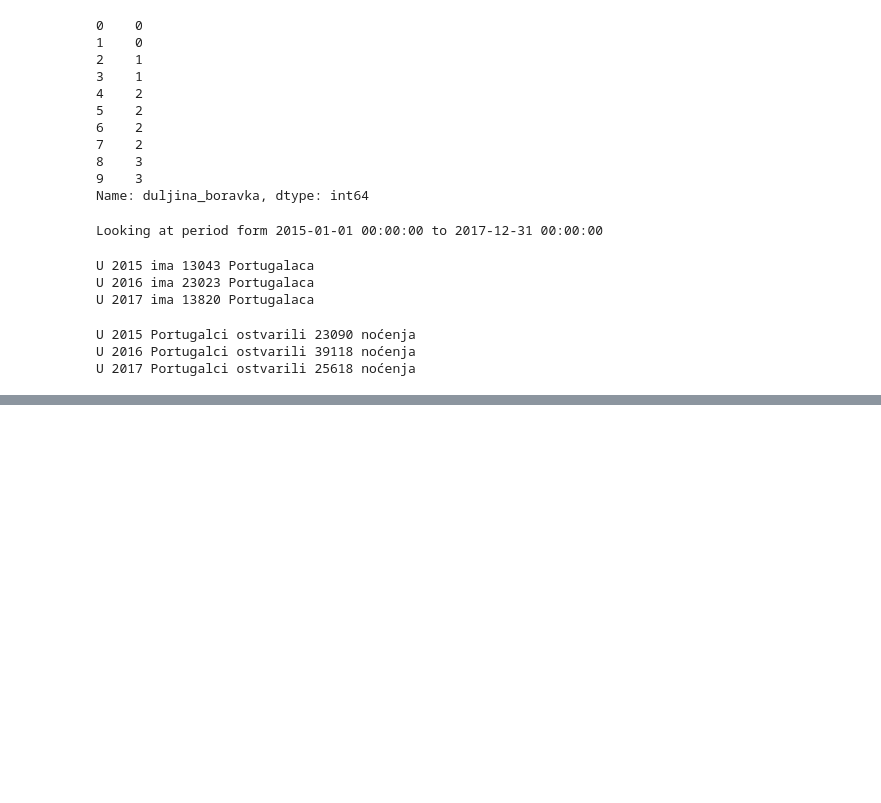
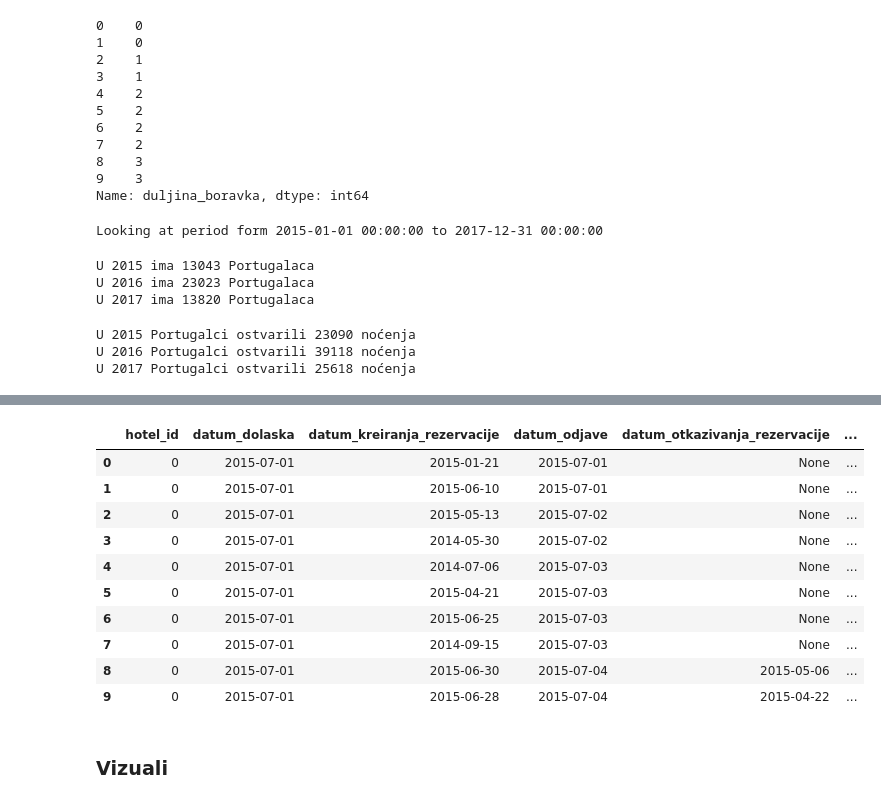
Before and after one commit to MarkoHaralovic/Prediction-of-Hotel-Occupancy, a Jupyter notebook: prediction-of-hotel-occupancy/notebooks/primjer-ucitavanja-dataseta.ipynb, the cells around one changed output, grey strips where cells are left out. Cells and saved outputs as stored; diff of their text form; code cells hidden in the pictures; blank space fills up the shorter version.

```diff
--- a/prediction-of-hotel-occupancy/notebooks/primjer-ucitavanja-dataseta.ipynb
+++ b/prediction-of-hotel-occupancy/notebooks/primjer-ucitavanja-dataseta.ipynb
@@ -196,0 +203,21 @@ U 2017 Portugalci ostvarili 25618 noćenja
+# %%
+df_copy['dan_rezervacije'] = df_copy['datum_kreiranja_rezervacije'].dt.strftime('%A')
+df_copy['dan_dolaska'] = df_copy['datum_dolaska'].dt.strftime('%A')
+df_copy['dan_odjave'] = df_copy['datum_odjave'].dt.strftime('%A')
+df_copy['dan_otkazivanja'] = df_copy['datum_otkazivanja_rezervacije'].apply(lambda x: datetime.strptime(x, '%Y-%m-%d').strftime('%A') if pd.notna(x) else None)
+# %%
+df_copy.head(10)
+# %% [output]
+|  | hotel_id | datum_dolaska | datum_kreiranja_rezervacije | datum_odjave | datum_otkazivanja_rezervacije | ... |
+| 0 | 0 | 2015-07-01 | 2015-01-21 | 2015-07-01 | None | ... |
+| 1 | 0 | 2015-07-01 | 2015-06-10 | 2015-07-01 | None | ... |
+| 2 | 0 | 2015-07-01 | 2015-05-13 | 2015-07-02 | None | ... |
+| 3 | 0 | 2015-07-01 | 2014-05-30 | 2015-07-02 | None | ... |
+| 4 | 0 | 2015-07-01 | 2014-07-06 | 2015-07-03 | None | ... |
+| 5 | 0 | 2015-07-01 | 2015-04-21 | 2015-07-03 | None | ... |
+| 6 | 0 | 2015-07-01 | 2015-06-25 | 2015-07-03 | None | ... |
+| 7 | 0 | 2015-07-01 | 2014-09-15 | 2015-07-03 | None | ... |
+| 8 | 0 | 2015-07-01 | 2015-06-30 | 2015-07-04 | 2015-05-06 | ... |
+| 9 | 0 | 2015-07-01 | 2015-06-28 | 2015-07-04 | 2015-04-22 | ... |
+# %% [markdown]
+### Vizuali
```
Also changed, not shown: parts of 9 cells of this notebook.
